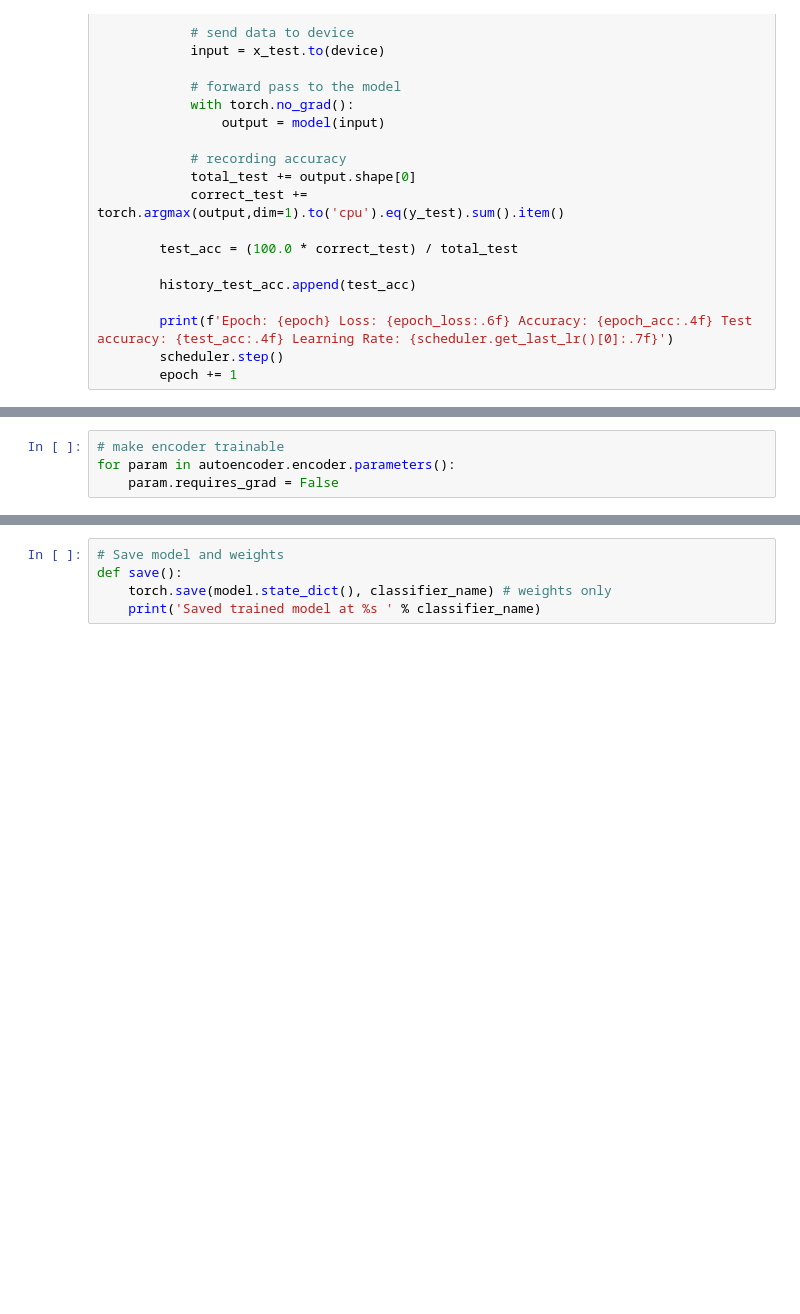
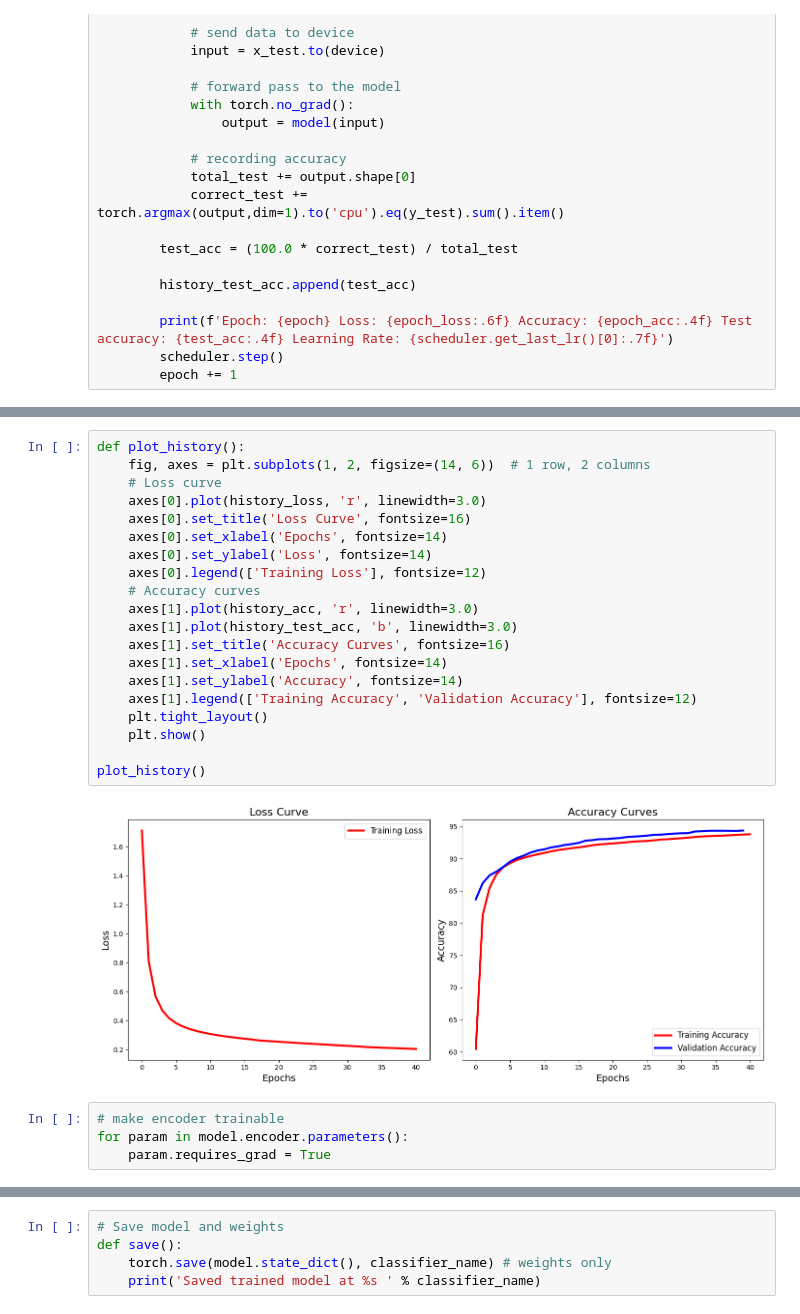
Before and after one commit to danghuy11/OAI, a Jupyter notebook: 02-autoencoder/classifier.ipynb, the cells around one changed output, grey strips where cells are left out. Cells and saved outputs as stored; diff of their text form; blank space fills up the shorter version.

```diff
--- a/02-autoencoder/classifier.ipynb
+++ b/02-autoencoder/classifier.ipynb
@@ -188,6 +230,28 @@ train(num_epochs)
+# %%
+def plot_history():
+    fig, axes = plt.subplots(1, 2, figsize=(14, 6))  # 1 row, 2 columns
+    # Loss curve
+    axes[0].plot(history_loss, 'r', linewidth=3.0)
+    axes[0].set_title('Loss Curve', fontsize=16)
+    axes[0].set_xlabel('Epochs', fontsize=14)
+    axes[0].set_ylabel('Loss', fontsize=14)
+    axes[0].legend(['Training Loss'], fontsize=12)
+    # Accuracy curves
+    axes[1].plot(history_acc, 'r', linewidth=3.0)
+    axes[1].plot(history_test_acc, 'b', linewidth=3.0)
+    axes[1].set_title('Accuracy Curves', fontsize=16)
+    axes[1].set_xlabel('Epochs', fontsize=14)
+    axes[1].set_ylabel('Accuracy', fontsize=14)
+    axes[1].legend(['Training Accuracy', 'Validation Accuracy'], fontsize=12)
+    plt.tight_layout()
+    plt.show()
+
+plot_history()
+# %% [output]
+[figure, added]
 # %%
 # make encoder trainable
-for param in autoencoder.encoder.parameters():
-    param.requires_grad = False
+for param in model.encoder.parameters():
+    param.requires_grad = True
 # %%
 # fine tunning
```
Also changed, not shown: parts of 16 cells of this notebook.
